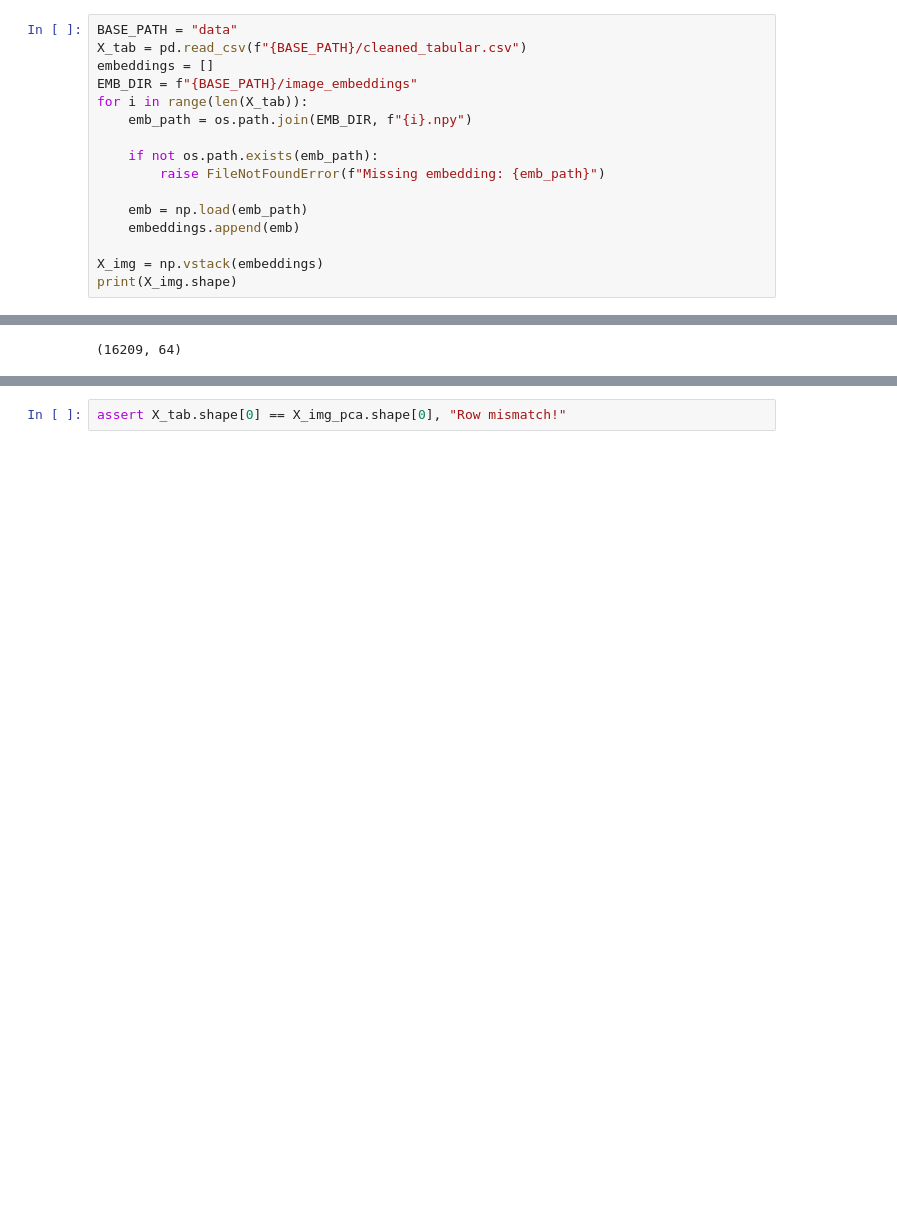
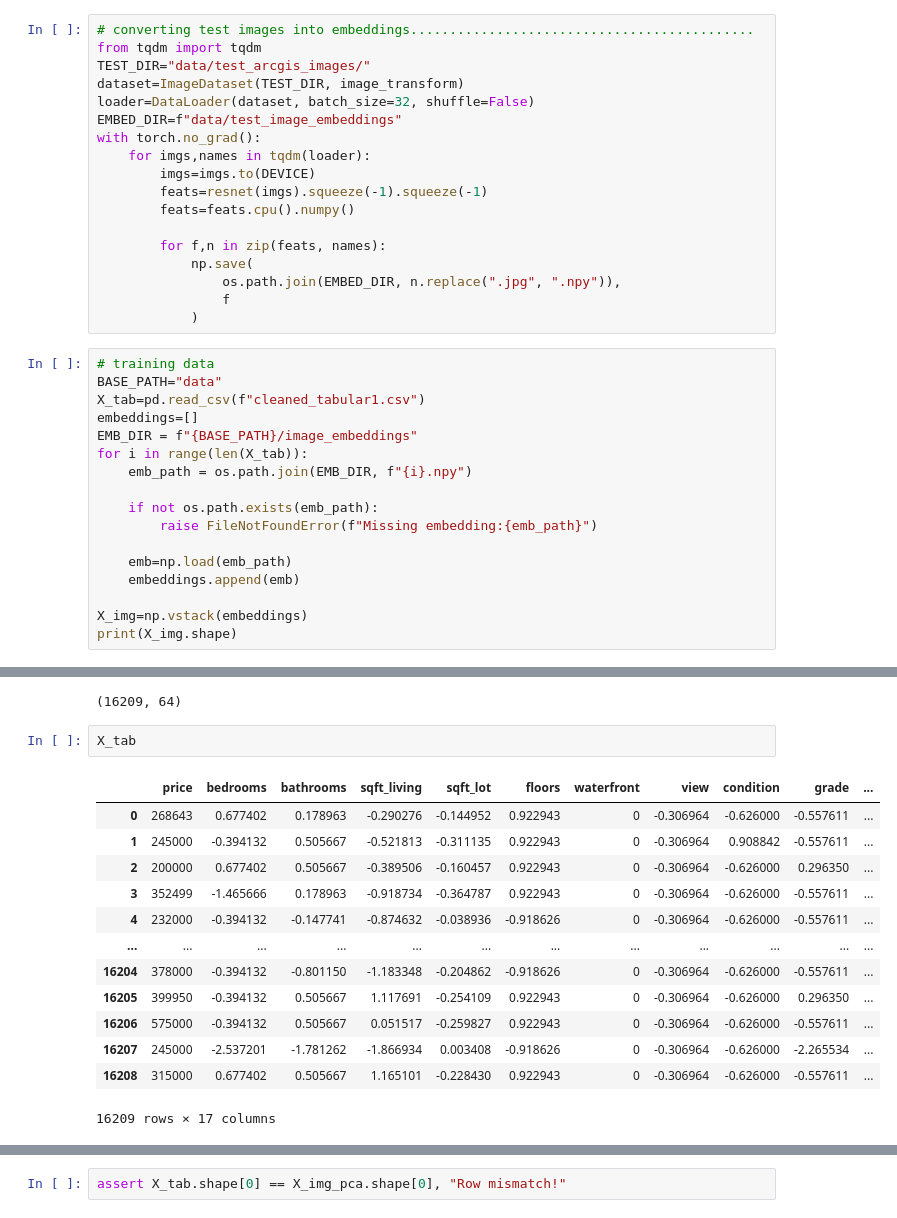
Before and after one commit to abhinav772007/Imagery-Based-Property_Valuation, a Jupyter notebook: model.ipynb, the cells around one changed output, grey strips where cells are left out. Cells and saved outputs as stored; diff of their text form; blank space fills up the shorter version.

```diff
--- a/model.ipynb
+++ b/model.ipynb
@@ -186,21 +192,40 @@ with torch.no_grad():
                 os.path.join(EMBED_DIR, n.replace(".jpg", ".npy")),
                 f
             )
+# %%
+# converting test images into embeddings............................................
+from tqdm import tqdm
+TEST_DIR="data/test_arcgis_images/"
+dataset=ImageDataset(TEST_DIR, image_transform)
+loader=DataLoader(dataset, batch_size=32, shuffle=False)
+EMBED_DIR=f"data/test_image_embeddings"
+with torch.no_grad():
+    for imgs,names in tqdm(loader):
+        imgs=imgs.to(DEVICE)
+        feats=resnet(imgs).squeeze(-1).squeeze(-1)
+        feats=feats.cpu().numpy()
+
+        for f,n in zip(feats, names):
+            np.save(
+                os.path.join(EMBED_DIR, n.replace(".jpg", ".npy")),
+                f
+            )
 # %%
-BASE_PATH = "data"
-X_tab = pd.read_csv(f"{BASE_PATH}/cleaned_tabular.csv")
-embeddings = []
+# training data
+BASE_PATH="data"
+X_tab=pd.read_csv(f"cleaned_tabular1.csv")
+embeddings=[]
 EMB_DIR = f"{BASE_PATH}/image_embeddings"
 for i in range(len(X_tab)):
     emb_path = os.path.join(EMB_DIR, f"{i}.npy")
 
     if not os.path.exists(emb_path):
-        raise FileNotFoundError(f"Missing embedding: {emb_path}")
+        raise FileNotFoundError(f"Missing embedding:{emb_path}")
 
-    emb = np.load(emb_path)
+    emb=np.load(emb_path)
     embeddings.append(emb)
 
-X_img = np.vstack(embeddings)
+X_img=np.vstack(embeddings)
 print(X_img.shape)
 # %% [output]
 (16209, 512)
@@ -224,3 +282,19 @@ X_img_pca = pca.fit_transform(X_img)
 X_img_pca.shape
 # %% [output]
 (16209, 64)
+# %%
+X_tab
+# %% [output]
+|  | price | bedrooms | bathrooms | sqft_living | sqft_lot | floors | waterfront | view | condition | grade | ... |
+| 0 | 268643 | 0.677402 | 0.178963 | -0.290276 | -0.144952 | 0.922943 | 0 | -0.306964 | -0.626000 | -0.557611 | ... |
+| 1 | 245000 | -0.394132 | 0.505667 | -0.521813 | -0.311135 | 0.922943 | 0 | -0.306964 | 0.908842 | -0.557611 | ... |
+| 2 | 200000 | 0.677402 | 0.505667 | -0.389506 | -0.160457 | 0.922943 | 0 | -0.306964 | -0.626000 | 0.296350 | ... |
+| 3 | 352499 | -1.465666 | 0.178963 | -0.918734 | -0.364787 | 0.922943 | 0 | -0.306964 | -0.626000 | -0.557611 | ... |
+| 4 | 232000 | -0.394132 | -0.147741 | -0.874632 | -0.038936 | -0.918626 | 0 | -0.306964 | -0.626000 | -0.557611 | ... |
+| ... | ... | ... | ... | ... | ... | ... | ... | ... | ... | ... | ... |
+| 16204 | 378000 | -0.394132 | -0.801150 | -1.183348 | -0.204862 | -0.918626 | 0 | -0.306964 | -0.626000 | -0.557611 | ... |
+| 16205 | 399950 | -0.394132 | 0.505667 | 1.117691 | -0.254109 | 0.922943 | 0 | -0.306964 | -0.626000 | 0.296350 | ... |
+| 16206 | 575000 | -0.394132 | 0.505667 | 0.051517 | -0.259827 | 0.922943 | 0 | -0.306964 | -0.626000 | -0.557611 | ... |
+| 16207 | 245000 | -2.537201 | -1.781262 | -1.866934 | 0.003408 | -0.918626 | 0 | -0.306964 | -0.626000 | -2.265534 | ... |
+| 16208 | 315000 | 0.677402 | 0.505667 | 1.165101 | -0.228430 | 0.922943 | 0 | -0.306964 | -0.626000 | -0.557611 | ... |
+16209 rows × 17 columns
```
Also changed, not shown: parts of 20 cells of this notebook.
